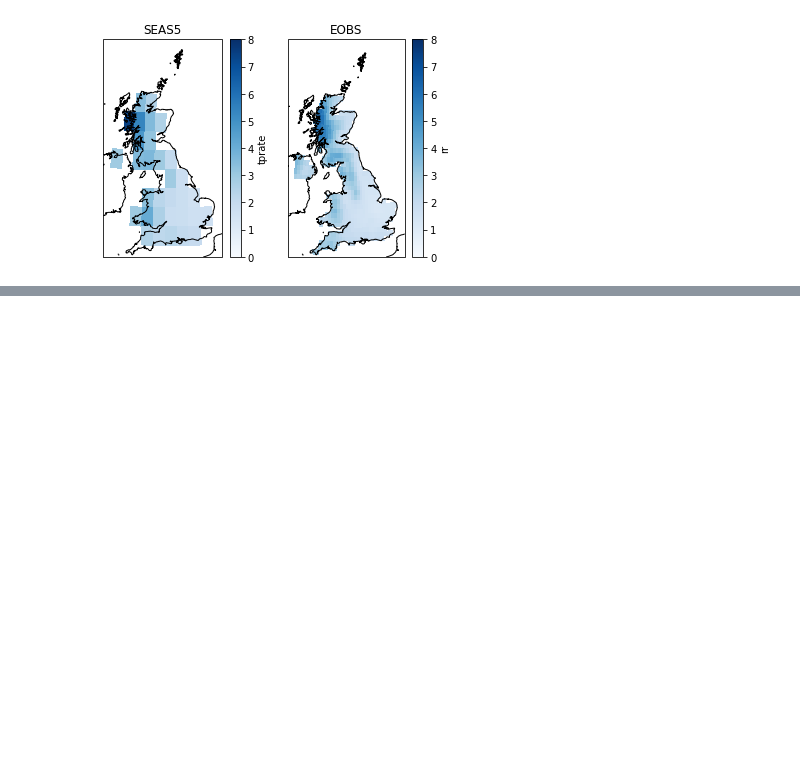
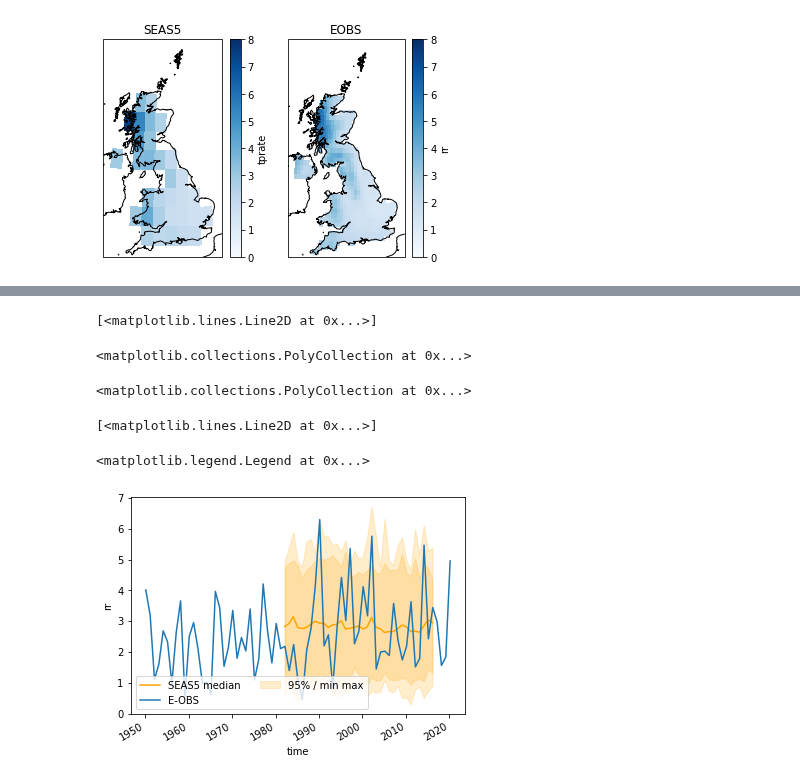
Before and after one commit to ECMWFCode4Earth/UNSEEN-open, a Jupyter notebook: Notebooks/1.Download/1.4Masking.ipynb, the cells around one changed output, grey strips where cells are left out. Drawn from its saved outputs; the diff is of its cells as text; code cells hidden in the pictures; blank space fills up the shorter version.

```diff
--- a/Notebooks/1.Download/1.4Modeled_observed.ipynb
+++ b/Notebooks/1.Download/1.4Masking.ipynb
@@ -117,0 +156,23 @@ Text(0.5, 1.0, 'EOBS')
+# %%
+ax = plt.axes()
+
+Quantiles = SEAS5['tprate'].where(SEAS5_mask == 143).mean(dim = ['latitude','longitude']).quantile([0,2.5/100, 0.5, 97.5/100,1], dim=['number','leadtime'])
+ax.plot(Quantiles.time, Quantiles.sel(quantile=0.5), color='orange',label = 'SEAS5 median')
+ax.fill_between(Quantiles.time.values, Quantiles.sel(quantile=0.025), Quantiles.sel(quantile=0.975), color='orange', alpha=0.2,label = '95% / min max')
+ax.fill_between(Quantiles.time.values, Quantiles.sel(quantile=0), Quantiles.sel(quantile=1), color='orange', alpha=0.2)
+
+EOBS['rr'].where(EOBS_mask == 143).mean(dim = ['latitude','longitude']).plot(ax=ax,x='time',label = 'E-OBS')
+
+# Quantiles_EOBS = EOBS['rr'].where(EOBS_mask == 143).mean(dim = ['latitude','longitude']).quantile([2.5/100, 0.5, 97.5/100], dim=['time'])#.plot()
+# ax.plot(EOBS.time, np.repeat(Quantiles_EOBS.sel(quantile=0.5).values,71), color='blue',linestyle = '--',linewidth = 1)
+# ax.plot(EOBS.time, np.repeat(Quantiles_EOBS.sel(quantile=2.5/100).values,71), color='blue',linestyle = '--',linewidth = 1)
+# ax.plot(EOBS.time, np.repeat(Quantiles_EOBS.sel(quantile=97.5/100).values,71), color='blue',linestyle = '--',linewidth = 1)
+
+plt.legend(loc = 'lower left', ncol=2 )#loc = (0.1, 0) upper left
+# %% [output]
+[<matplotlib.lines.Line2D at 0x...>]
+<matplotlib.collections.PolyCollection at 0x...>
+<matplotlib.collections.PolyCollection at 0x...>
+[<matplotlib.lines.Line2D at 0x...>]
+<matplotlib.legend.Legend at 0x...>
+[figure, added]
```
Also changed, not shown: parts of 5 cells of this notebook, 2 other files.
